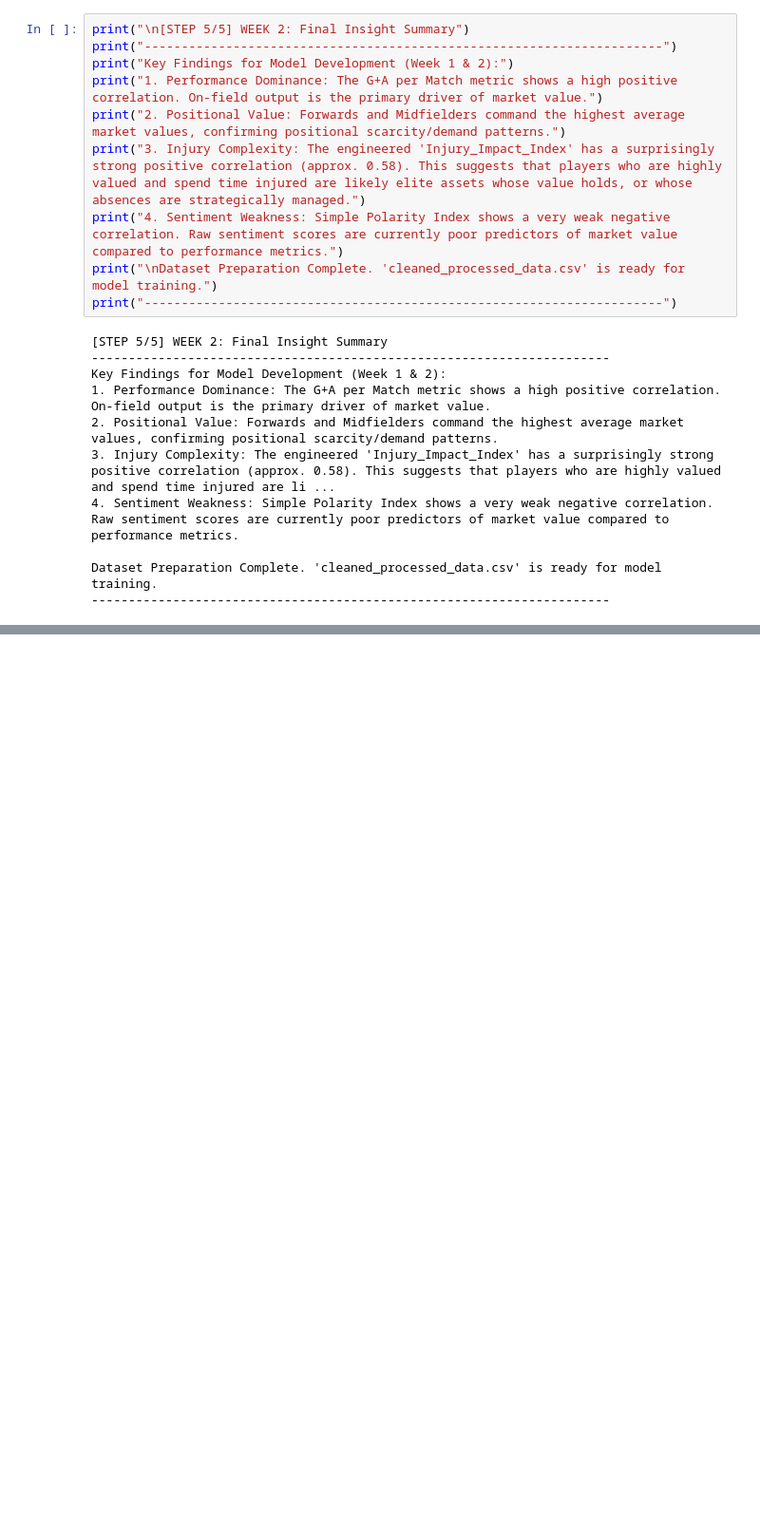
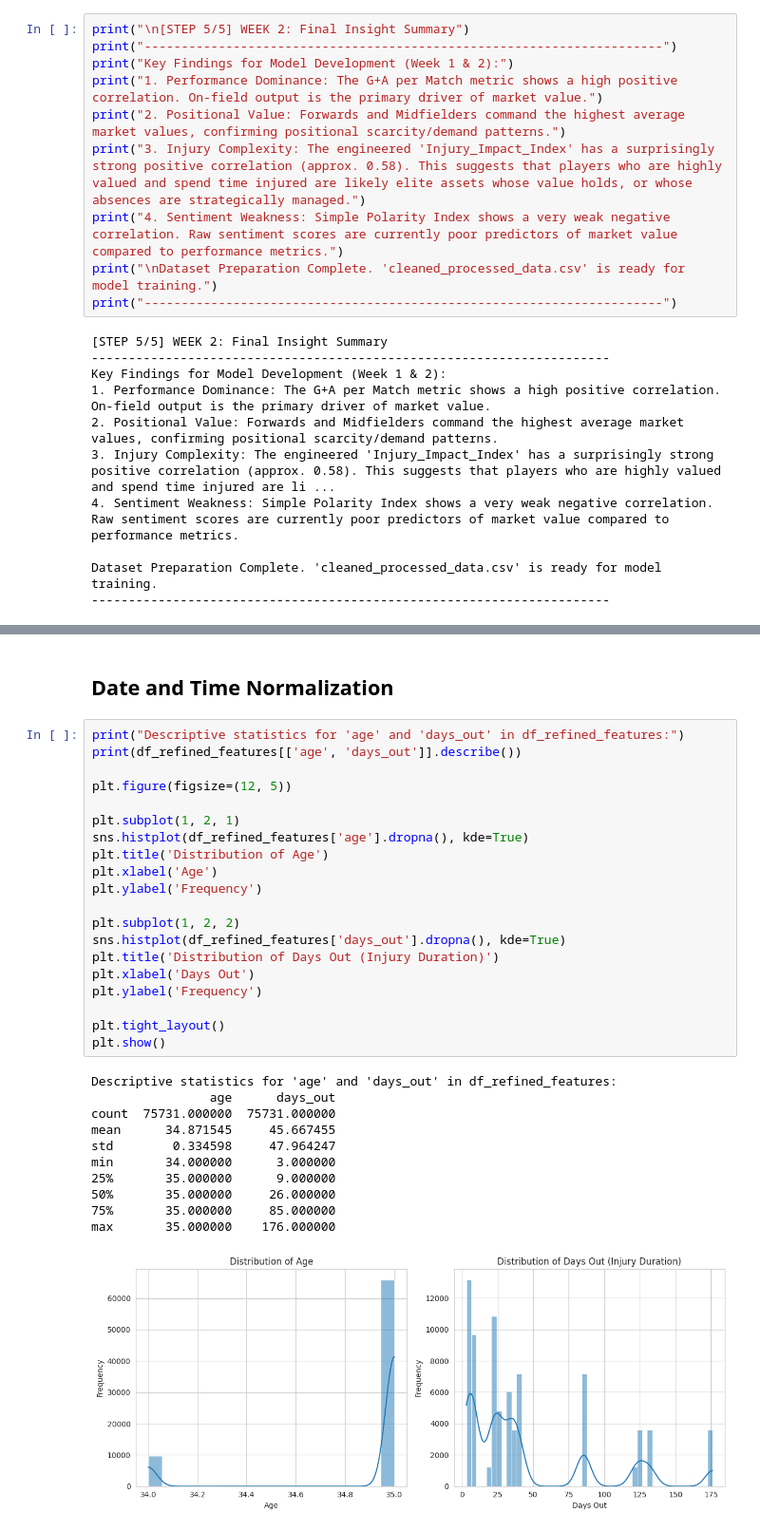
Before and after one commit to Renu-code123/TransferIQ-Dynamic-Player-Transfer-Value-Prediction-using-AI-and-Multi-source-Data, a Jupyter notebook: TransferIQ_PROJECT_2025 (1).ipynb, the cells around one changed output, grey strips where cells are left out. Shown at 95% size. Drawn from its saved outputs; the diff is of its cells as text; blank space fills up the shorter version.

```diff
--- a/TransferIQ_PROJECT_2025 (1).ipynb
+++ b/TransferIQ_PROJECT_2025 (1).ipynb
@@ -378,0 +619,34 @@ Dataset Preparation Complete. 'cleaned_processed_data.csv' is ready for model tr
+# %% [markdown]
+## Date and Time Normalization
+# %%
+print("Descriptive statistics for 'age' and 'days_out' in df_refined_features:")
+print(df_refined_features[['age', 'days_out']].describe())
+
+plt.figure(figsize=(12, 5))
+
+plt.subplot(1, 2, 1)
+sns.histplot(df_refined_features['age'].dropna(), kde=True)
+plt.title('Distribution of Age')
+plt.xlabel('Age')
+plt.ylabel('Frequency')
+
+plt.subplot(1, 2, 2)
+sns.histplot(df_refined_features['days_out'].dropna(), kde=True)
+plt.title('Distribution of Days Out (Injury Duration)')
+plt.xlabel('Days Out')
+plt.ylabel('Frequency')
+
+plt.tight_layout()
+plt.show()
+# %% [output]
+Descriptive statistics for 'age' and 'days_out' in df_refined_features:
+                age      days_out
+count  75731.000000  75731.000000
+mean      34.871545     45.667455
+std        0.334598     47.964247
+min       34.000000      3.000000
+25%       35.000000      9.000000
+50%       35.000000     26.000000
+75%       35.000000     85.000000
+max       35.000000    176.000000
+[figure, added]
```
Also changed, not shown: parts of 20 cells of this notebook.
